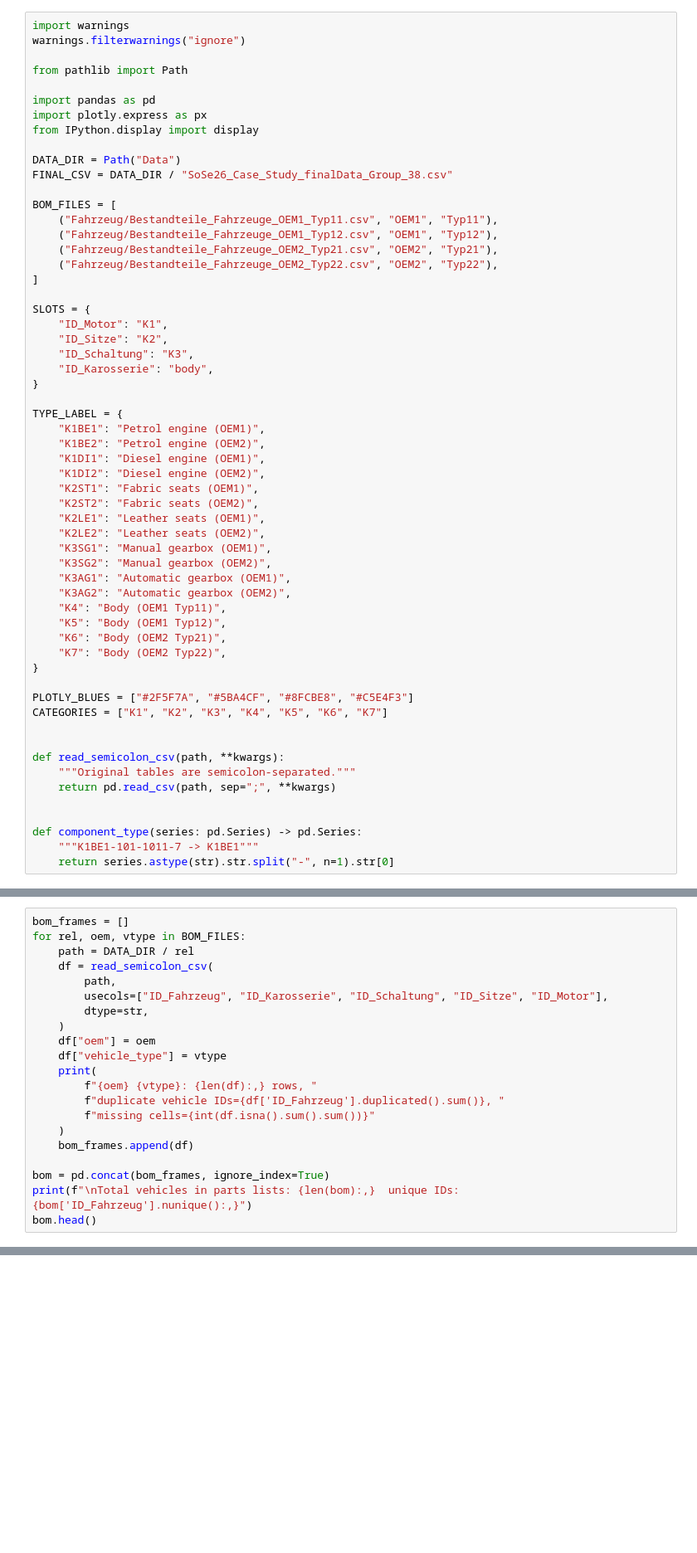
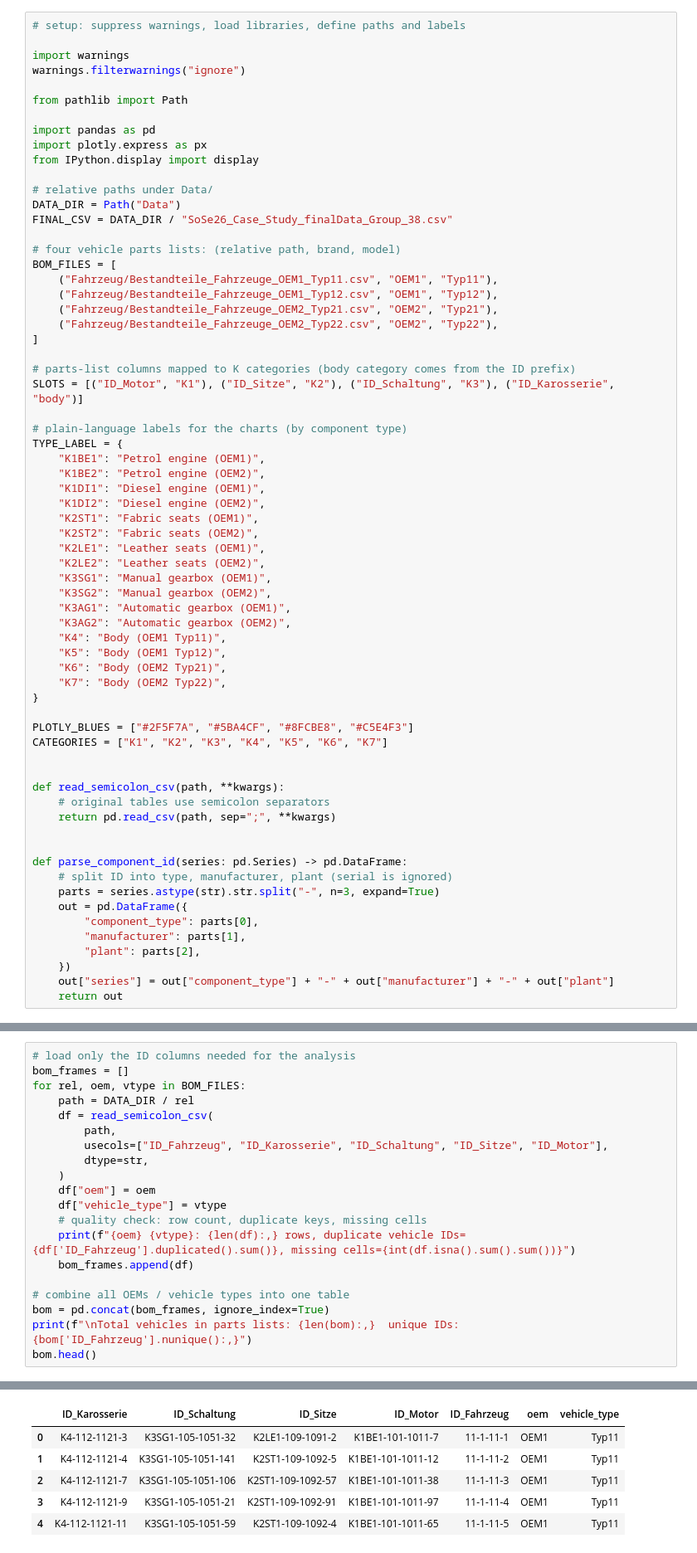
Before and after one commit to willi1234567899/IDA-SoSe26, a Jupyter notebook: SoSe26_Case_Study_Group_38.ipynb, the cells around one changed output, grey strips where cells are left out. Shown at 83% size. Drawn from its saved outputs; the diff is of its cells as text; blank space fills up the shorter version.

```diff
--- a/SoSe26_Case_Study_Group_38.ipynb
+++ b/SoSe26_Case_Study_Group_38.ipynb
@@ -55,6 +51,8 @@ tables — RAM):
 
 Join key: `Bestandteile.ID_Fahrzeug` = `Zulassungen.IDNummer`.
 # %%
+# setup: suppress warnings, load libraries, define paths and labels
+
 import warnings
 warnings.filterwarnings("ignore")
 
@@ -64,9 +62,11 @@ import pandas as pd
 import plotly.express as px
 from IPython.display import display
 
+# relative paths under Data/
 DATA_DIR = Path("Data")
 FINAL_CSV = DATA_DIR / "SoSe26_Case_Study_finalData_Group_38.csv"
 
+# four vehicle parts lists: (relative path, brand, model)
 BOM_FILES = [
     ("Fahrzeug/Bestandteile_Fahrzeuge_OEM1_Typ11.csv", "OEM1", "Typ11"),
     ("Fahrzeug/Bestandteile_Fahrzeuge_OEM1_Typ12.csv", "OEM1", "Typ12"),
@@ -74,13 +74,10 @@ BOM_FILES = [
     ("Fahrzeug/Bestandteile_Fahrzeuge_OEM2_Typ22.csv", "OEM2", "Typ22"),
 ]
 
-SLOTS = {
-    "ID_Motor": "K1",
-    "ID_Sitze": "K2",
-    "ID_Schaltung": "K3",
-    "ID_Karosserie": "body",
-}
+# parts-list columns mapped to K categories (body category comes from the ID prefix)
+SLOTS = [("ID_Motor", "K1"), ("ID_Sitze", "K2"), ("ID_Schaltung", "K3"), ("ID_Karosserie", "body")]
 
+# plain-language labels for the charts (by component type)
 TYPE_LABEL = {
     "K1BE1": "Petrol engine (OEM1)",
     "K1BE2": "Petrol engine (OEM2)",
@@ -105,11 +102,18 @@ CATEGORIES = ["K1", "K2", "K3", "K4", "K5", "K6", "K7"]
 
 
 def read_semicolon_csv(path, **kwargs):
-    """Original tables are semicolon-separated."""
+    # original tables use semicolon separators
     return pd.read_csv(path, sep=";", **kwargs)
 
 
-def component_type(series: pd.Series) -> pd.Series:
-    """K1BE1-101-1011-7 -> K1BE1"""
-    return series.astype(str).str.split("-", n=1).str[0]
+def parse_component_id(series: pd.Series) -> pd.DataFrame:
+    # split ID into type, manufacturer, plant (serial is ignored)
+    parts = series.astype(str).str.split("-", n=3, expand=True)
+    out = pd.DataFrame({
+        "component_type": parts[0],
+        "manufacturer": parts[1],
+        "plant": parts[2],
+    })
+    out["series"] = out["component_type"] + "-" + out["manufacturer"] + "-" + out["plant"]
+    return out
 # %%
@@ -128,4 +139,5 @@ gearbox and body. We keep only those columns plus a label for brand and model.
 # %%
+# load only the ID columns needed for the analysis
 bom_frames = []
 for rel, oem, vtype in BOM_FILES:
     path = DATA_DIR / rel
@@ -136,13 +148,12 @@ for rel, oem, vtype in BOM_FILES:
     )
     df["oem"] = oem
     df["vehicle_type"] = vtype
-    print(
-        f"{oem} {vtype}: {len(df):,} rows, "
-        f"duplicate vehicle IDs={df['ID_Fahrzeug'].duplicated().sum()}, "
-        f"missing cells={int(df.isna().sum().sum())}"
-    )
+    # quality check: row count, duplicate keys, missing cells
+    print(f"{oem} {vtype}: {len(df):,} rows, duplicate vehicle IDs={df['ID_Fahrzeug'].duplicated().sum()}, missing cells={int(df.isna().sum().sum())}")
     bom_frames.append(df)
 
+# combine all OEMs / vehicle types into one table
 bom = pd.concat(bom_frames, ignore_index=True)
 print(f"\nTotal vehicles in parts lists: {len(bom):,}  unique IDs: {bom['ID_Fahrzeug'].nunique():,}")
 bom.head()
+# %% [output]
@@ -149 +166,7 @@ bom.head()
+|  | ID_Karosserie | ID_Schaltung | ID_Sitze | ID_Motor | ID_Fahrzeug | oem | vehicle_type |
+| 0 | K4-112-1121-3 | K3SG1-105-1051-32 | K2LE1-109-1091-2 | K1BE1-101-1011-7 | 11-1-11-1 | OEM1 | Typ11 |
+| 1 | K4-112-1121-4 | K3SG1-105-1051-141 | K2ST1-109-1092-5 | K1BE1-101-1011-12 | 11-1-11-2 | OEM1 | Typ11 |
+| 2 | K4-112-1121-7 | K3SG1-105-1051-106 | K2ST1-109-1092-57 | K1BE1-101-1011-38 | 11-1-11-3 | OEM1 | Typ11 |
+| 3 | K4-112-1121-9 | K3SG1-105-1051-21 | K2ST1-109-1092-91 | K1BE1-101-1011-97 | 11-1-11-4 | OEM1 | Typ11 |
+| 4 | K4-112-1121-11 | K3SG1-105-1051-59 | K2ST1-109-1092-4 | K1BE1-101-1011-65 | 11-1-11-5 | OEM1 | Typ11 |
 # %% [markdown]
```
Also changed, not shown: parts of 19 cells of this notebook, 2 other files.
